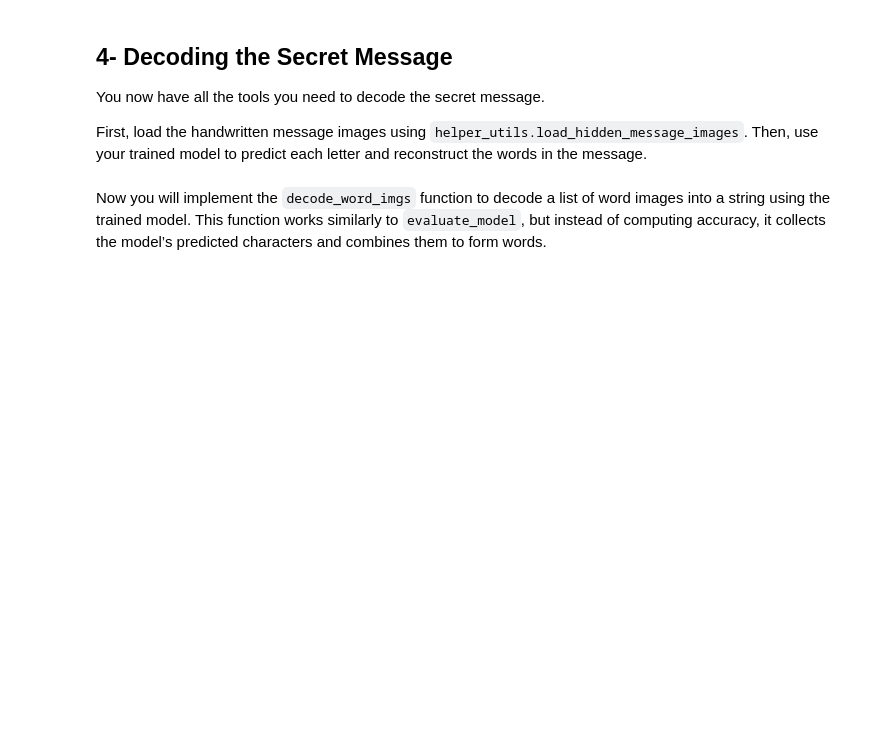
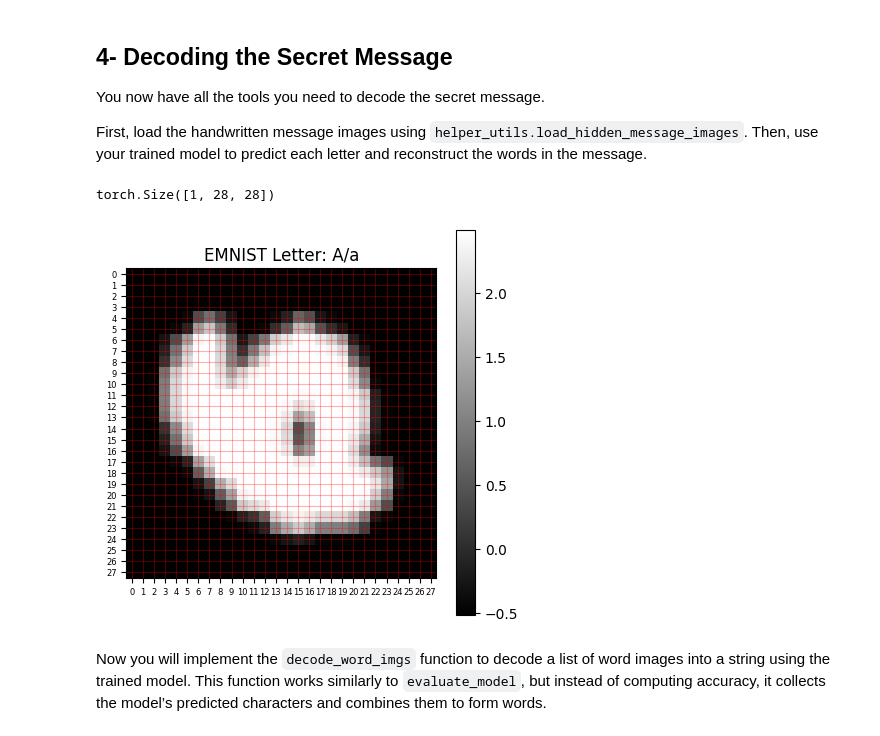
Before and after one commit to charoensri/MCP-python, a Jupyter notebook: M2/M2_Lab1/C1M2_assignment/C1M2_Assignment.ipynb, the cells around one changed output. Saved outputs shown, nothing was run; the diff lists cells and outputs as text; code cells hidden in the pictures; blank space fills up the shorter version.

```diff
--- a/M2/M2_Lab1/C1M2_assignment/C1M2_Assignment.ipynb
+++ b/M2/M2_Lab1/C1M2_assignment/C1M2_Assignment.ipynb
@@ -1192,6 +1192,11 @@ Then, use your trained model to predict each letter and reconstruct the words in
 # %%
 # get the images of the secret message
 message_imgs = helper_utils.load_hidden_message_images()
+print(message_imgs[1][1][1].shape )
+helper_utils.visualize_image(message_imgs[0][1][1], 1 )
+# %% [output]
+torch.Size([1, 28, 28])
+[figure, added]
 # %% [markdown]
 Now you will implement the `decode_word_imgs` function to decode a list of word images into a string using the trained model.
 This function works similarly to `evaluate_model`, but instead of computing accuracy, it collects the model’s predicted characters and combines them to form words.
```
Also changed, not shown: parts of 2 cells of this notebook, 4 other files.
